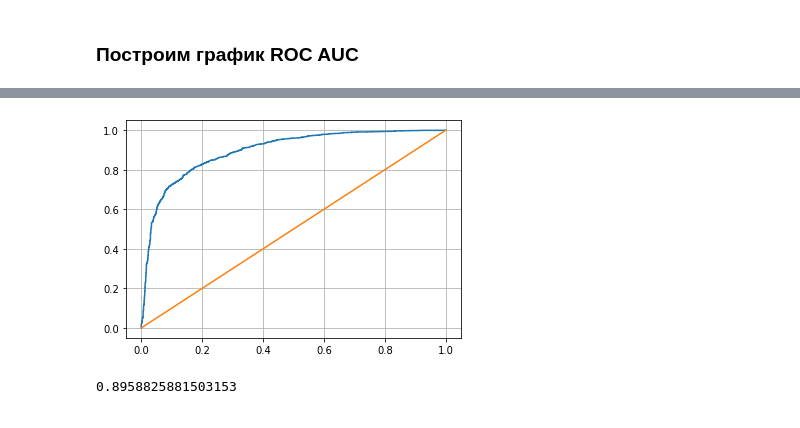
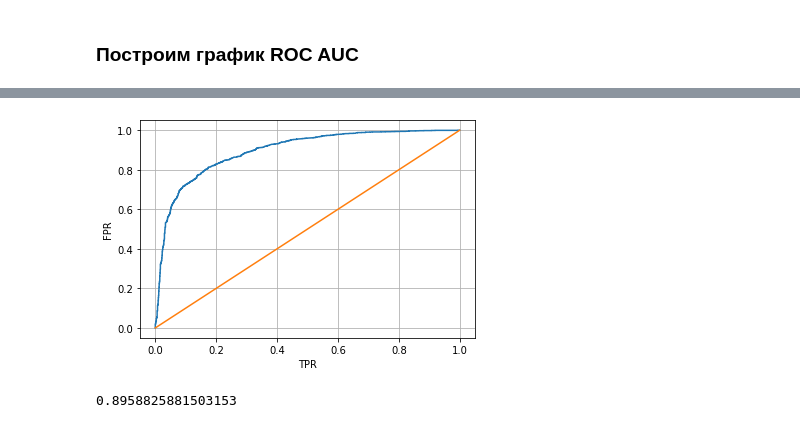
Before and after one commit to KseniaGorchakova/python_repository, a Jupyter notebook: ML/HW_3.ipynb, the cells around one changed output, grey strips where cells are left out. Saved outputs shown, nothing was run; the diff lists cells and outputs as text; code cells hidden in the pictures.

```diff
--- a/ML/HW_3.ipynb
+++ b/ML/HW_3.ipynb
@@ -184,9 +236,11 @@ fpr, tpr, thres = roc_curve(y_test, predictions[:, 1])
 # %%
-plt.plot( fpr, tpr )
+plt.plot(fpr, tpr )
 plt.plot([0, 1], [0, 1])
+plt.xlabel('TPR')
+plt.ylabel('FPR')
 plt.grid()
 # %% [output]
-[figure, old version]
+[figure, new version]
 # %%
 # Посчитаем площадь под кривой ROC
 roc_auc_score( y_test, predictions[:, 1] )
```
Also changed, not shown: parts of 14 cells of this notebook.
